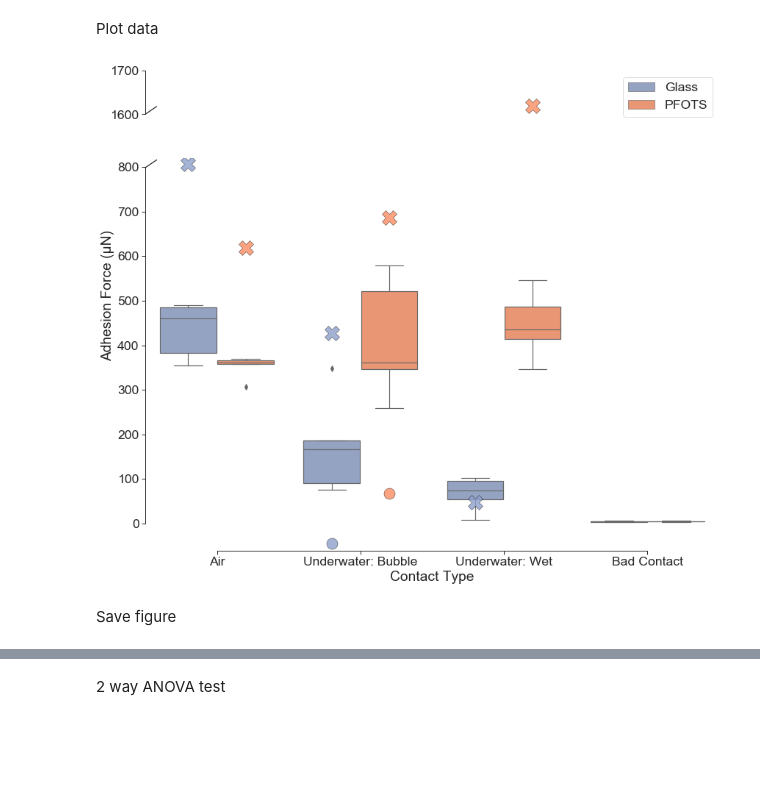
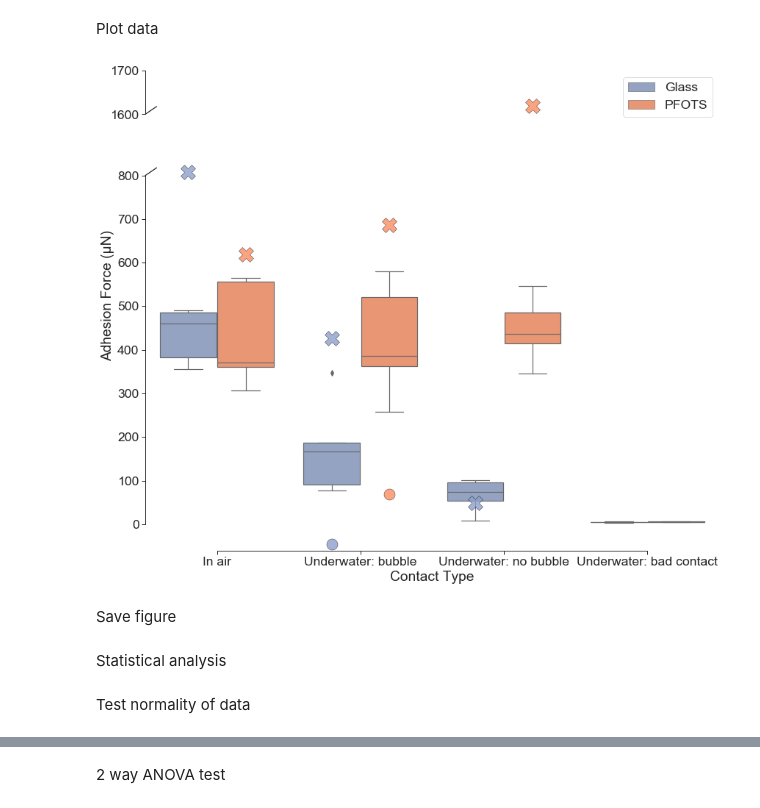
Before and after one commit to PranavSudersan/paper-underwater_adhesion, a Jupyter notebook: plot codes/Insect adhesion paper figures.ipynb, the cells around one changed output, grey strips where cells are left out. Drawn from its saved outputs; the diff is of its cells as text; code cells hidden in the pictures; blank space fills up the shorter version.

```diff
--- a/plot codes/Insect adhesion paper figures.ipynb
+++ b/plot codes/Insect adhesion paper figures.ipynb
@@ -26,15 +26,16 @@ SVG(filename='../source/setup_schematic.svg')
 Load and clean experiment data
 # %%
 # Load experiment data
-exptData = pd.read_excel('../Data/summary_data_Effect of contact-201112145030.xlsx',
+exptData = pd.read_excel('../Data/experiment_data_all-210105210502.xlsx',
                          engine = 'openpyxl', index_col=0)
+exptData = exptData[exptData['Include Data?'] == 'Yes'] #filter out unecessary data
 exptData.rename(columns = {'Pulloff Force': 'Adhesion_Force'}, inplace = True)
 exptData.rename(columns = {'Contact Type': 'Contact_type'}, inplace = True)
 #exptData = exptData[exptData["Contact type"] != "Ambiguous"] #filter out ambiguous data
-exptData.replace({'Contact_type': {'Dry': 'Air',
-                                   'Bubble': 'Underwater: Bubble',
-                                   'Wet': 'Underwater: Wet',
-                                   'Ambiguous': 'Bad Contact'}},
+exptData.replace({'Contact_type': {'Dry': 'In air',
+                                   'Bubble': 'Underwater: bubble',
+                                   'Wet': 'Underwater: no bubble',
+                                   'Ambiguous': 'Underwater: bad contact'}},
                  inplace = True)
 exptData['Data'] = 'Experiment'
 
@@ -48,14 +49,18 @@ Load and clean model data
 #folderPath = 'E:/Work/Surface Evolver/Data/Bubble_Bridge/20201020 ladybug data final/'
 dataPath = '../Data/summary_data_ladybug.xlsx'
 modelData = pd.read_excel(dataPath, engine = 'openpyxl')
-modelData.rename(columns = {'Model': 'Contact_type'}, inplace = True)
+# modelData.rename(columns = {'Model': 'Contact_type'}, inplace = True)
+modelData.rename(columns = {'Air': 'In air',
+                                   'Underwater: Bubble': 'Underwater: bubble',
+                                   'Underwater: Wet': 'Underwater: no bubble'},
+                 inplace = True)
 column_list = list(modelData.columns)
 modelData = modelData[modelData['Hair dia'] == 4e-6] #filter hair diameter (4um)
 #force variables in data (used to convert data to long form)
 force_vars = ['Force_hair_air', 'Force_hair_water', 'Force (hair)',
-              'Bubble only', 'Underwater: Bubble', 'Air', 'Underwater: Wet']
+              'Bubble only', 'Underwater: bubble', 'In air', 'Underwater: no bubble']
 #forces to include in plot
-force_order = ['Air','Underwater: Wet','Underwater: Bubble', 'Bubble only']
+force_order = ['In air','Underwater: no bubble','Underwater: bubble', 'Bubble only']
 group_param = ['Contact_type', 'Contact Angle', 'θ-fa', 'θ-fw',
                'D_p/D_h', 'a_b', 'a_f', 'Fluid data file',
                'Bubble data file']
@@ -93,7 +98,7 @@ modelData_relevant = data_grouped[['Contact_type',
                                    'Data']].copy()
 
 modelData_bubbleonly = modelData_relevant[modelData_relevant['Contact_type']=='Bubble only']
-modelData_bubbleonly = modelData_bubbleonly.replace({'Contact_type': {'Bubble only': 'Underwater: Bubble'}})
+modelData_bubbleonly = modelData_bubbleonly.replace({'Contact_type': {'Bubble only': 'Underwater: bubble'}})
 
 modelData_rest = modelData_relevant[modelData_relevant['Contact_type']!='Bubble only']
 # dataCombined = exptData_relevant.append(modelData_relevant)
@@ -108,7 +113,7 @@ color_list.reverse()
 # %% [markdown]
 Plot data
 # %%
-contact_order = ['Air', 'Underwater: Bubble', 'Underwater: Wet', 'Bad Contact']
+contact_order = ['In air', 'Underwater: bubble', 'Underwater: no bubble', 'Underwater: bad contact']
 rc('text', usetex=False)
 
 widths = [1]
@@ -117,7 +122,7 @@ gs_kw = dict(width_ratios=widths, height_ratios=heights)
 f, (ax_break, ax_main) = plt.subplots(2, 1, sharex=True, gridspec_kw=gs_kw)
 #Draw model prediction as stars (for outlier)
 ax0 = sns.swarmplot(x='Contact_type', y='Adhesion_Force',
-                hue='Substrate', order= contact_order,
+                hue='Substrate', order= contact_order, hue_order = ['Glass', 'PFOTS'],
                     dodge = True, marker = 'X', edgecolor = 'k',
                     linewidth=0.5, size = 20, alpha = 0.8,
                 data=modelData_rest, ax = ax_break, palette = color_list)
@@ -125,55 +130,56 @@ ax0.get_legend().remove()
 
 #Draw model prediction as stars (for main data)
 ax1 = sns.swarmplot(x='Contact_type', y='Adhesion_Force',
-                hue='Substrate', order= contact_order,
+                hue='Substrate', order= contact_order, hue_order = ['Glass', 'PFOTS'],
                     dodge = True, marker = 'X', edgecolor = 'k',
                     linewidth=0.5, size = 20, alpha = 0.8,
                 data=modelData_rest, ax = ax_main, palette = color_list)
 #define yaxis break condition
 ax_break.set_ylim(1600, 1700)  # outliers only
-ax_main.set_ylim(-60, 820)  # most of the data
+ax_main.set_ylim(-60, 840)  # most of the data
 legs1 = ax1.get_legend().texts
 
 #Draw model bubble only prediction as circles
 ax15 = sns.swarmplot(x='Contact_type', y='Adhesion_Force',
-                hue='Substrate', order= contact_order,
+                hue='Substrate', order= contact_order, hue_order = ['Glass', 'PFOTS'],
                     dodge = True, marker = 'o', edgecolor = 'k',
                     linewidth=0.5, size = 15, alpha = 0.8,
                 data=modelData_bubbleonly, ax = ax_main, palette = color_list)
 
 #Experimental data plot overlayed
 ax2 = sns.boxplot(x='Contact_type', y='Adhesion_Force',
-                hue='Substrate', order = contact_order,
+                hue='Substrate', order = contact_order, hue_order = ['Glass', 'PFOTS'],
                 data=exptData_relevant, ax = ax_main, palette = color_list)
 
 #clean up legend
 handles, labels = ax2.get_legend_handles_labels()
 ax2.get_legend().remove()
 ax_break.legend(handles[0:2], labels[0:2])
 ax_main.set_xlabel('Contact Type')
 ax_main.set_ylabel('Adhesion Force (μN)', position = (0,0.65))
 # ax2.set(xlabel='Contact Type', ylabel='Adhesion Force $[μN]$')
 
 sns.despine(offset=0, trim=True)
 # hide the spines between ax and ax2
 ax_break.set_xlabel(None)
 ax_break.set_ylabel(None)
 ax_break.spines['bottom'].set_visible(False)
 ax_break.spines['top'].set_visible(False)
 ax_main.spines['top'].set_visible(False)
 ax_break.xaxis.set_tick_params(length=0)
 
 #create dashes at axis break
 d = .02  # how big to make the diagonal lines in axes coordinates
 kwargs = dict(transform=ax_break.transAxes, color='k', clip_on=False)
 ax_break.plot((0, d), (0, 9*d), **kwargs)        # top-left diagonal
 
+y = 0.955
 kwargs.update(transform=ax_main.transAxes)  # switch to the bottom axes
-ax_main.plot((0, +d), (0.975, 0.975 + d), **kwargs)  # bottom-left diagonal
+ax_main.plot((0, +d), (y, y + d), **kwargs)  # bottom-left diagonal
 
 plt.show()
 # %% [output]
-[figure, old version]
+[figure, new version]
 # %% [markdown]
 Save figure
 # %%
@@ -183,3 +189,5 @@ timestamp = datetime.today().strftime('%Y%m%d%H%M%S')
 fig = ax2.get_figure()
 fig.savefig(plot_name + "-" + timestamp + ".svg",
             bbox_inches = 'tight', transparent = True)
+# %% [markdown]
+Statistical analysis
@@ -185,0 +196,2 @@ fig.savefig(plot_name + "-" + timestamp + ".svg",
+# %% [markdown]
+Test normality of data
```
Also changed, not shown: parts of 25 cells of this notebook, 20 other files.
